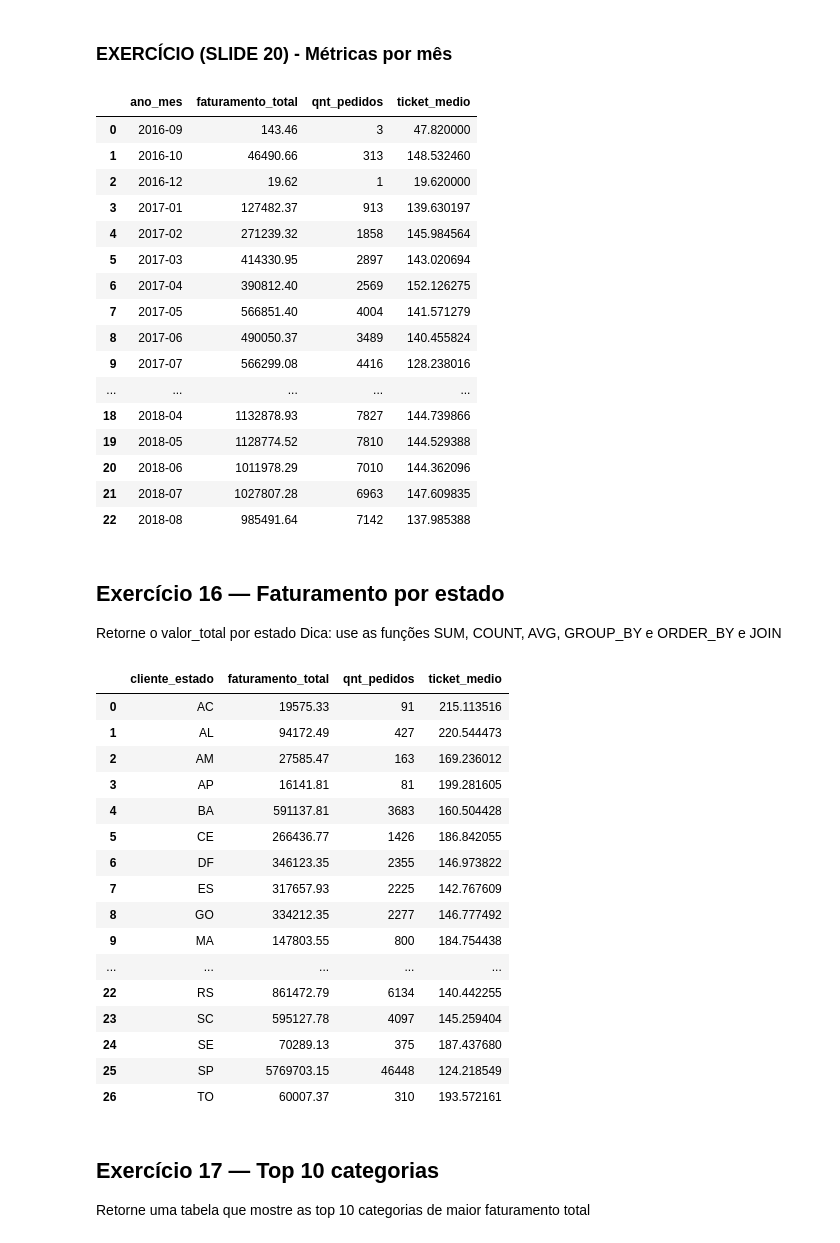
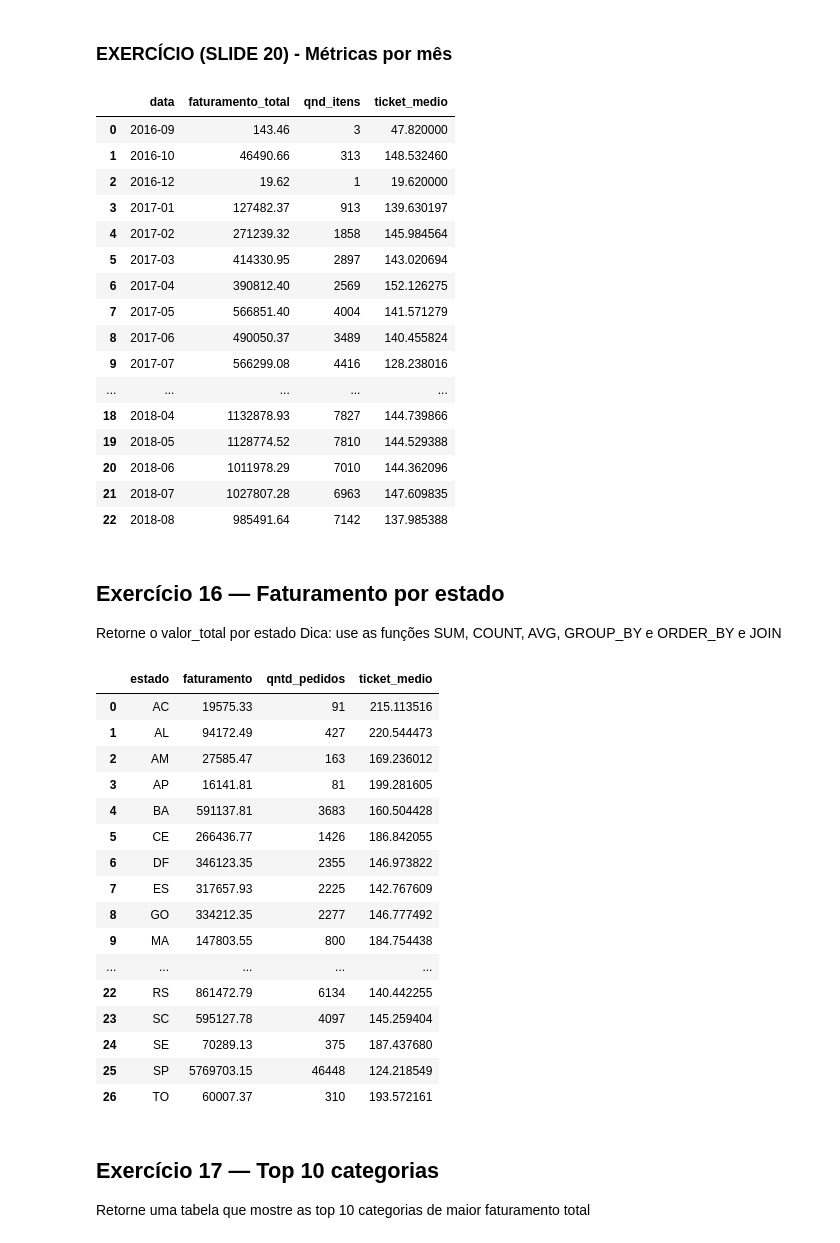
Before and after one commit to robsonaamerico/Semana_9, a Jupyter notebook: Exercício/SEMANA_9_Robson_Americo.ipynb, the cells around one changed output. Saved outputs shown, nothing was run; the diff lists cells and outputs as text; code cells hidden in the pictures.

```diff
--- a/Exercício/SEMANA_9_Robson_Americo.ipynb
+++ b/Exercício/SEMANA_9_Robson_Americo.ipynb
@@ -418,19 +417,20 @@ banco_dados.sql("""
 # %%
 banco_dados.sql("""
 SELECT
-    t.ano_mes,
+    t.ano_mes AS data,
     SUM(f.valor_total) AS faturamento_total,
-    COUNT(f.order_id) AS qnt_pedidos,
+    COUNT(f.order_id) AS qnd_itens,
     AVG(f.valor_total) AS ticket_medio
 FROM fato_vendas f
+INNER JOIN dim_produto p
+    ON p.produto_sk = f.produto_sk
 INNER JOIN dim_tempo t
-    ON f.tempo_sk = t.tempo_sk
+    ON t.tempo_sk = f.tempo_sk
 GROUP BY t.ano_mes
-ORDER BY
-    t.ano_mes ASC
+ORDER BY data ASC
 """).df()
 # %% [output]
-|  | ano_mes | faturamento_total | qnt_pedidos | ticket_medio |
+|  | data | faturamento_total | qnd_itens | ticket_medio |
 | 0 | 2016-09 | 143.46 | 3 | 47.820000 |
 | 1 | 2016-10 | 46490.66 | 313 | 148.532460 |
 | 2 | 2016-12 | 19.62 | 1 | 19.620000 |
@@ -455,22 +455,22 @@ Dica: use as funções SUM, COUNT, AVG, GROUP_BY e ORDER_BY e JOIN
 # %%
 ## Resposta exercício 16
 
 banco_dados.sql("""
 SELECT
-    c.customer_state AS cliente_estado,
-    SUM(f.valor_total) AS faturamento_total,
-    COUNT(f.order_id) AS qnt_pedidos,
+    c.customer_state AS estado,
+    SUM(f.valor_total) AS faturamento,
+    COUNT(f.order_id) AS qntd_pedidos,
     AVG(f.valor_total) AS ticket_medio
 FROM fato_vendas f
 INNER JOIN dim_cliente c
-    ON f.cliente_sk = c.cliente_sk
+    ON c.cliente_sk = f.cliente_sk
 GROUP BY
     c.customer_state
 ORDER BY
-    c.customer_state
+   c.customer_state ASC
 """).df()
 # %% [output]
-|  | cliente_estado | faturamento_total | qnt_pedidos | ticket_medio |
+|  | estado | faturamento | qntd_pedidos | ticket_medio |
 | 0 | AC | 19575.33 | 91 | 215.113516 |
 | 1 | AL | 94172.49 | 427 | 220.544473 |
 | 2 | AM | 27585.47 | 163 | 169.236012 |
```
Also changed, not shown: parts of 15 cells of this notebook, 1 other file.
